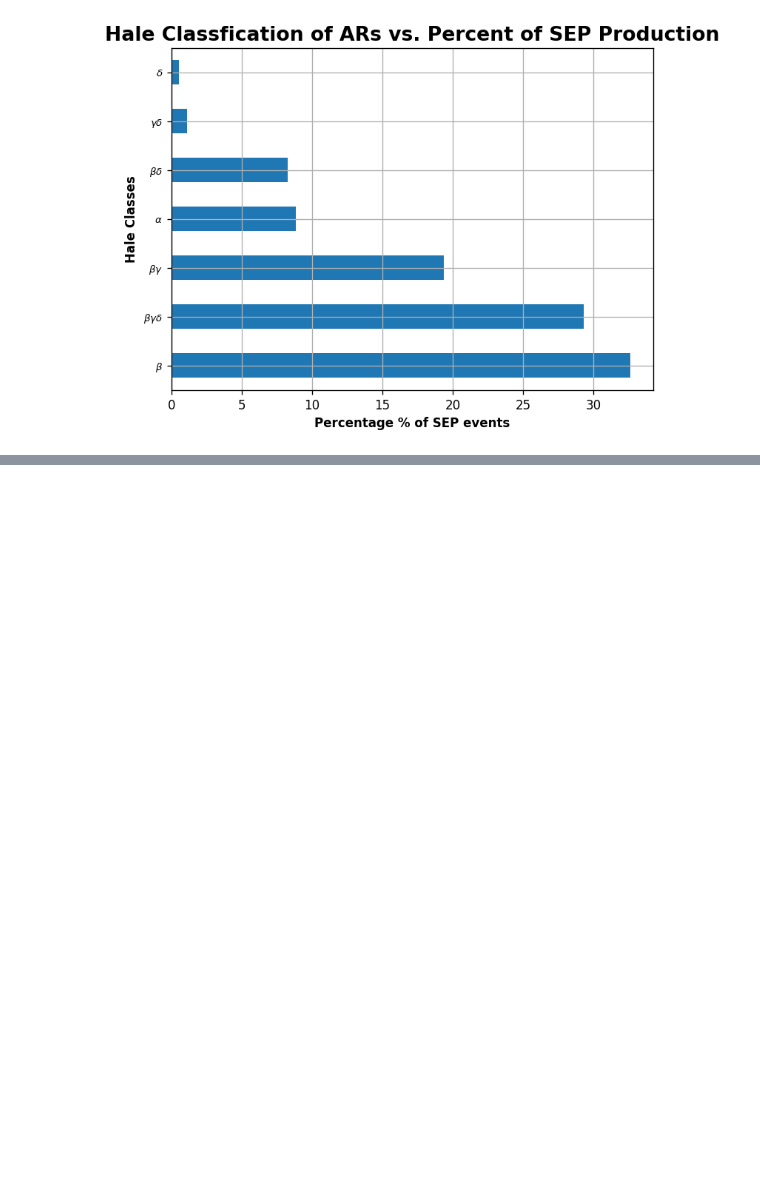
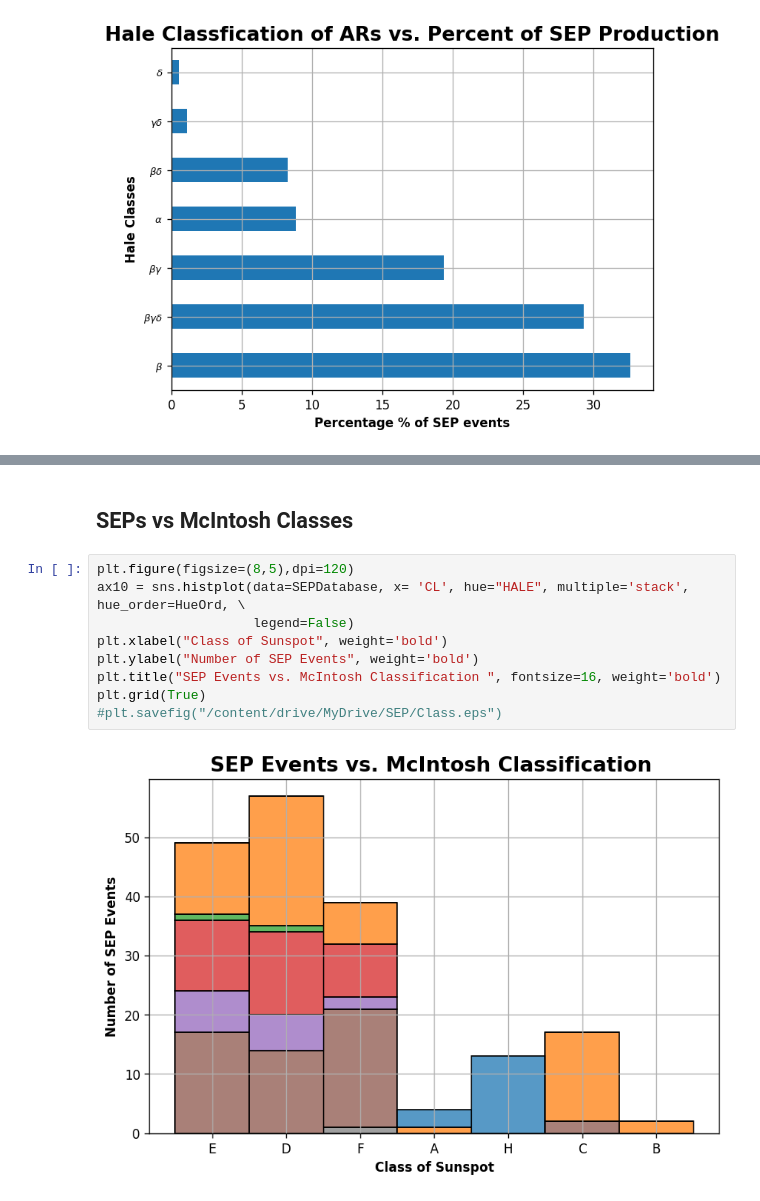
Before and after one commit to Brainz22/SEPAnalysis, a Jupyter notebook: SEPAnalysis.ipynb, the cells around one changed output, grey strips where cells are left out. Drawn from its saved outputs; the diff is of its cells as text; blank space fills up the shorter version.

```diff
--- a/SEPAnalysis.ipynb
+++ b/SEPAnalysis.ipynb
@@ -75,0 +137,13 @@ plt.grid(True)
+# %% [markdown]
+## SEPs vs McIntosh Classes
+# %%
+plt.figure(figsize=(8,5),dpi=120)
+ax10 = sns.histplot(data=SEPDatabase, x= 'CL', hue="HALE", multiple='stack', hue_order=HueOrd, \
+                    legend=False)
+plt.xlabel("Class of Sunspot", weight='bold')
+plt.ylabel("Number of SEP Events", weight='bold')
+plt.title("SEP Events vs. McIntosh Classification ", fontsize=16, weight='bold')
+plt.grid(True)
+#plt.savefig("/content/drive/MyDrive/SEP/Class.eps")
+# %% [output]
+[figure, added]
```
Also changed, not shown: parts of 34 cells of this notebook.
